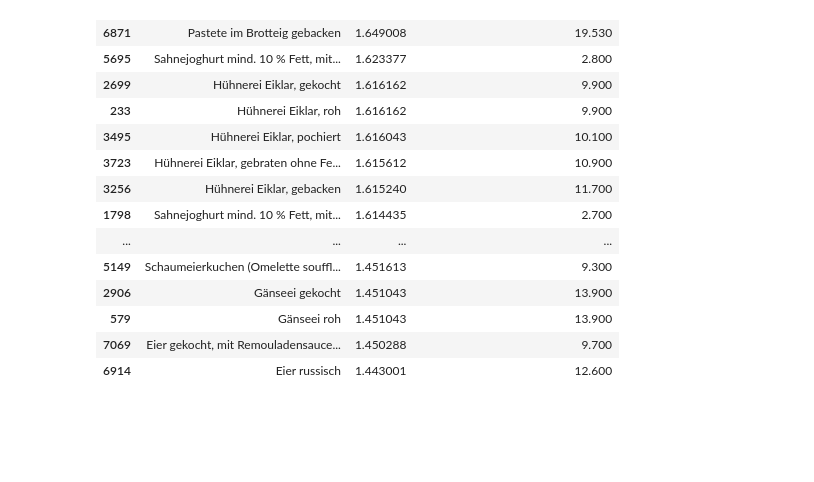
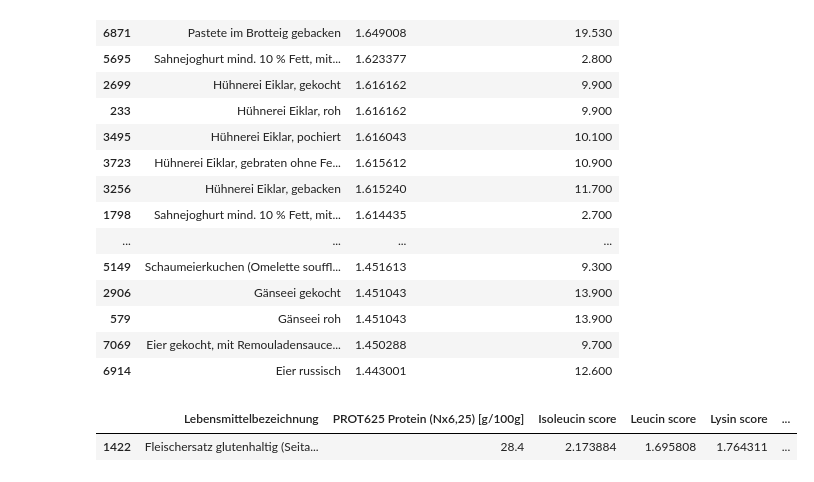
Before and after one commit to Ipagaxi/NutriStuff, a Jupyter notebook: NutriStuff.ipynb, the cells around one changed output. Saved outputs shown, nothing was run; the diff lists cells and outputs as text; code cells hidden in the pictures; blank space fills up the shorter version.

```diff
--- a/NutriStuff.ipynb
+++ b/NutriStuff.ipynb
@@ -171,3 +190,8 @@ all_veggie_products[["Lebensmittelbezeichnung", "BW", "PROT625 Protein (Nx6,25)
 | 579 | Gänseei roh | 1.451043 | 13.900 |
 | 7069 | Eier gekocht, mit Remouladensauce... | 1.450288 | 9.700 |
 | 6914 | Eier russisch | 1.443001 | 12.600 |
+# %%
+combine_products([("seitan", 0), ("Vollmilch", 1)])
+# %% [output]
+|  | Lebensmittelbezeichnung | PROT625 Protein (Nx6,25) [g/100g] | Isoleucin score | Leucin score | Lysin score | ... |
+| 1422 | Fleischersatz glutenhaltig (Seita... | 28.4 | 2.173884 | 1.695808 | 1.764311 | ... |
```
Also changed, not shown: parts of 6 cells of this notebook.
